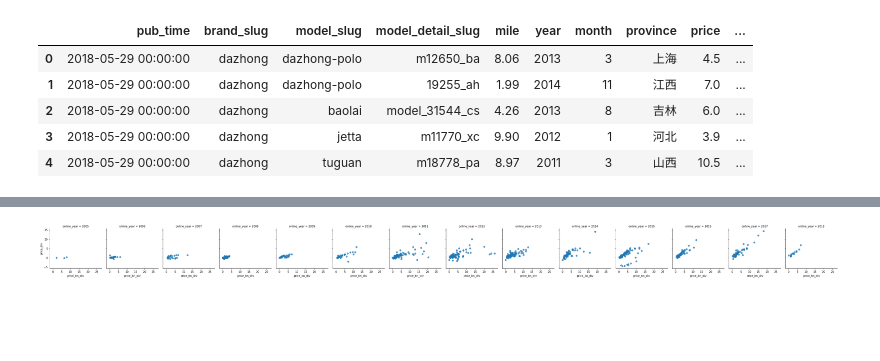
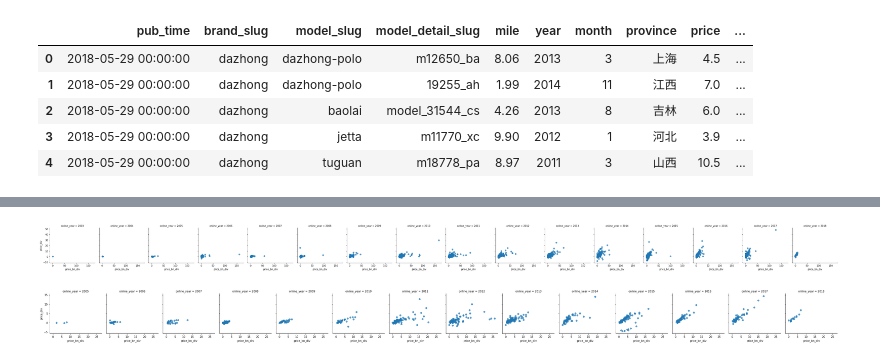
Before and after one commit to dj-lei/evaluation-predict, a Jupyter notebook: explore/data_analyze.ipynb, the cells around one changed output, grey strips where cells are left out. Cells and saved outputs as stored; diff of their text form; code cells hidden in the pictures; blank space fills up the shorter version.

Commit message:
mod data_analyze

```diff
--- a/explore/data_analyze.ipynb
+++ b/explore/data_analyze.ipynb
@@ -81,0 +86,26 @@ part1.head()
+# %%
+from scipy.optimize import leastsq
+
+# 拟合函数
+def func(a, x):
+    k, b = a
+    return k * x + b
+
+# 残差
+def dist(a, x, y):
+    return func(a, x) - y
+
+test = pd.read_csv('../tmp/train/test.csv')
+
+count = 0
+result = pd.DataFrame([], columns=['online_year', 'k', 'b'])
+for online_year in list(set(test.online_year.values)):
+    temp = test.loc[(test['online_year'] == online_year), :].reset_index(drop=True)
+    if len(temp) <= 1:
+        continue
+    param = [0, 0]
+    var= leastsq(dist, param, args=(np.array(list(temp.price_bn_div.values)), np.array(list(temp.price_div.values))))
+    k, b = var[0]
+    result.loc[count, ['online_year', 'k', 'b']] = [online_year,k,b]
+    count = count + 1
+result.sort_values(by=['online_year'])
@@ -82,3 +129,9 @@ part1.head()
+# %%
+g = sns.FacetGrid(test, col="online_year")
+g.map(plt.scatter, "price_bn_div", "price_div", alpha=.7)
+g.add_legend();
+# %% [output]
+[figure, added]
 # %%
 data = part1.copy()
 
```
Also changed, not shown: parts of 11 cells of this notebook, 6 other files.
